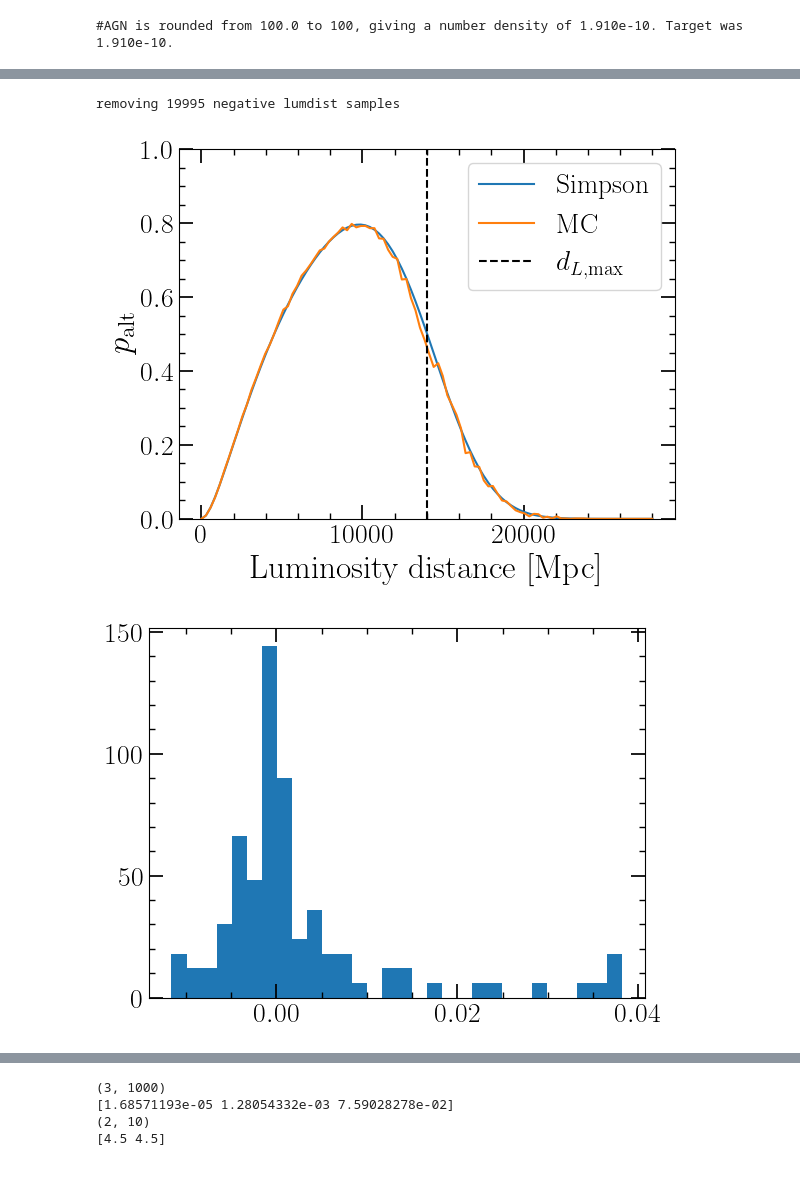
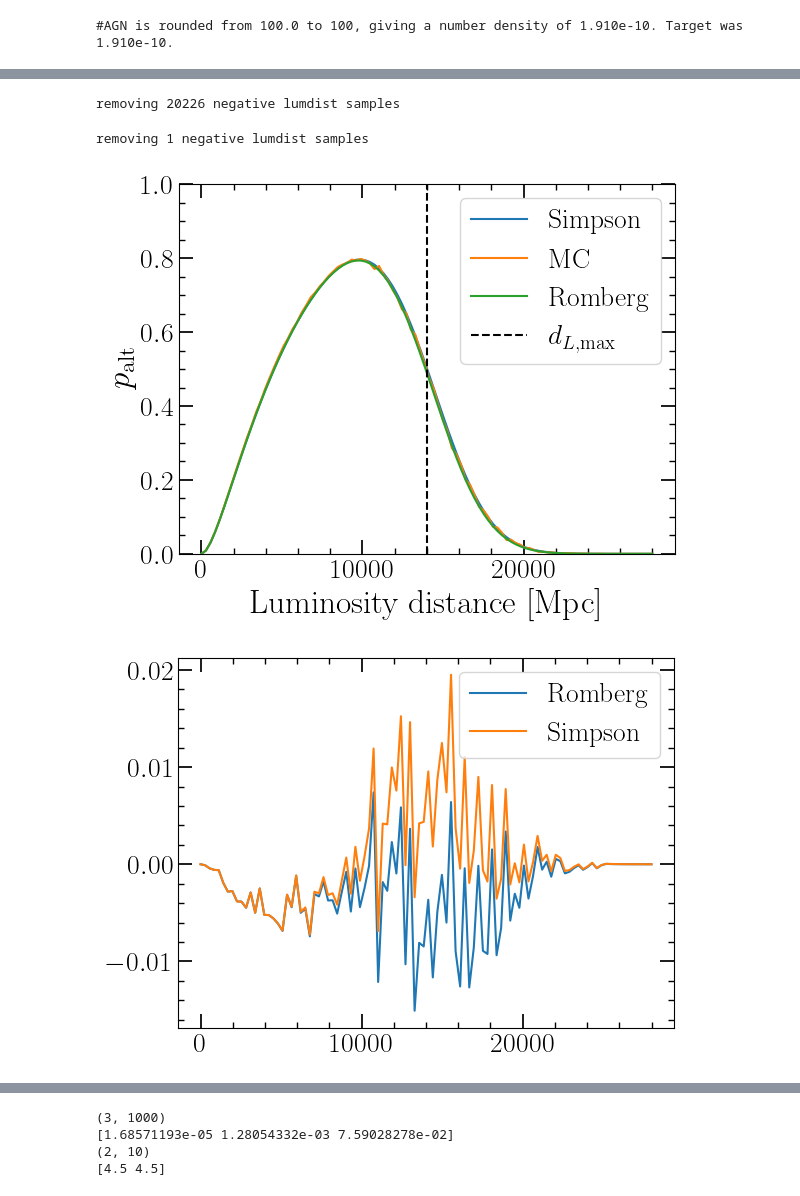
Before and after one commit to LucasPouw/darksirenpop, a Jupyter notebook: analyze_posteriors.ipynb, the cells around one changed output, grey strips where cells are left out. Cells and saved outputs as stored; diff of their text form; code cells hidden in the pictures.

```diff
--- a/analyze_posteriors.ipynb
+++ b/analyze_posteriors.ipynb
@@ -16,5 +22,7 @@ def remove_infs(data):
 # %%
-alldata = remove_infs( np.load('posteriors_replaceFalse_relerr0.01_100AGN_rel5.npy') )
+alldata = remove_infs( np.load('posteriors_BATCH_100_PRIMARY_MASS_ERROR_40.npy') )
+# alldata = remove_infs( np.load('posteriors_AGNZERROR_0.05_BATCH_100_GWDISTERR_0.05_ZMAX_1.5_NAGN_100.npy') )
+# alldata = remove_infs( np.load('posteriors_AGNZERROR_0.05_BATCH_100_GWDISTERR_0.05_ZMAX_1.5_NAGN_100_PRIMARY_MASS_ERROR_40.npy') )
 print(alldata.shape)
 
 post1 = np.sum(alldata, axis=0)
@@ -441,58 +513,70 @@ def p_alt_integral(redshift_integral_axis, obs_dl, gw_dist_err=GW_DIST_ERR):
     return simpson(y=func(redshift_integral_axis), x=redshift_integral_axis)
 
 
+def p_alt_romb(redshift_integral_axis, obs_dl, gw_dist_err=GW_DIST_ERR):
+    func = lambda x: redshift_posterior_times_alt_prior(x, obs_dl, gw_dist_err) * np.log(10) * x
+    return romb(y=func(redshift_integral_axis), dx=np.diff(np.log10(redshift_integral_axis))[0])
+
+
 n_integrals = 100
 results = np.zeros(n_integrals)
 # quad_results = np.zeros(n_integrals)
 mc_results = np.zeros(n_integrals)
+romb_results = np.zeros(n_integrals)
 trial_lumdist = np.linspace(LUMDIST_MIN, 2 * LUMDIST_MAX, n_integrals)
 zz = np.linspace(ZMIN, ZMAX, 1000)
+romb_z_ax = np.geomspace(ZMIN, ZMAX, 513)
 for i, dl in tqdm( enumerate(trial_lumdist) ):
     # func = lambda x: redshift_posterior_times_alt_prior(x, dl, GW_DIST_ERR)
     # results[i] = quad(func, ZMIN, ZMAX)[0]
     results[i] = p_alt_integral(zz, dl)
 
     # func_quad = lambda x: redshift_posterior_times_alt_prior_quad(x, dl, GW_DIST_ERR)
     # quad_results[i] = quad(func_quad, ZMIN, ZMAX)[0]
 
     _, zsamps = generate_posterior(dl, rlum_relerr=GW_DIST_ERR, n_posterior_samples=N_POST_SAMPS)
-    mc_samps = np.random.choice(zsamps, size=N_MC_SAMPS)
+    mc_samps = np.random.choice(zsamps, size=N_MC_SAMPS * 100)
     mc_samps_below_thresh = mc_samps[mc_samps < ZMAX]
-    p_alt = np.sum( dVdz_prior(mc_samps_below_thresh) ) / N_MC_SAMPS
+    p_alt = np.sum( dVdz_prior(mc_samps_below_thresh) ) / N_MC_SAMPS / 100
 
     mc_results[i] = p_alt
 
+    romb_results[i] = p_alt_romb(romb_z_ax, dl)
+
 # p_alt_interp = interp1d(trial_lumdist, results)
-diffs = results - mc_results
 
 plt.figure()
 # plt.plot(trial_lumdist, quad_results, label='Quad')
 plt.plot(trial_lumdist, results, label='Simpson')
 plt.plot(trial_lumdist, mc_results, label='MC')
+plt.plot(trial_lumdist, romb_results, label='Romberg')
 plt.vlines(LUMDIST_MAX, 0, 1, linestyles='dashed', color='black', label=r'$d_{L, \rm max}$')
 plt.legend()
 plt.xlabel('Luminosity distance [Mpc]')
 plt.ylabel(r'$p_{\rm alt}$')
 plt.ylim(0, 1)
 # plt.semilogx()
 plt.show()
 
 plt.figure()
-plt.hist(diffs, density=True, bins=30)
+plt.plot(trial_lumdist, romb_results - mc_results, label='Romberg')
+plt.plot(trial_lumdist, results - mc_results, label='Simpson')
+plt.legend()
 plt.show()
 
-plt.figure()
-plt.plot(trial_lumdist, diffs / mc_results)
-plt.show()
+# plt.figure()
+# plt.hist(diffs, density=True, bins=30)
+# plt.show()
 
-plt.figure()
-plt.plot(trial_lumdist, diffs / results)
-plt.show()
+# plt.figure()
+# plt.plot(trial_lumdist, diffs / mc_results)
+# plt.show()
 
-plt.figure()
-plt.plot(trial_lumdist, diffs)
-plt.show()
+# plt.figure()
+# plt.plot(trial_lumdist, diffs / results)
+# plt.show()
 # %% [output]
-removing 19995 negative lumdist samples
+removing 20226 negative lumdist samples
+removing 1 negative lumdist samples
-[figure, old version]
+[figure, new version]
-[figure, old version]
+[figure, new version]
```
Also changed, not shown: parts of 12 cells of this notebook, 2 other files.
